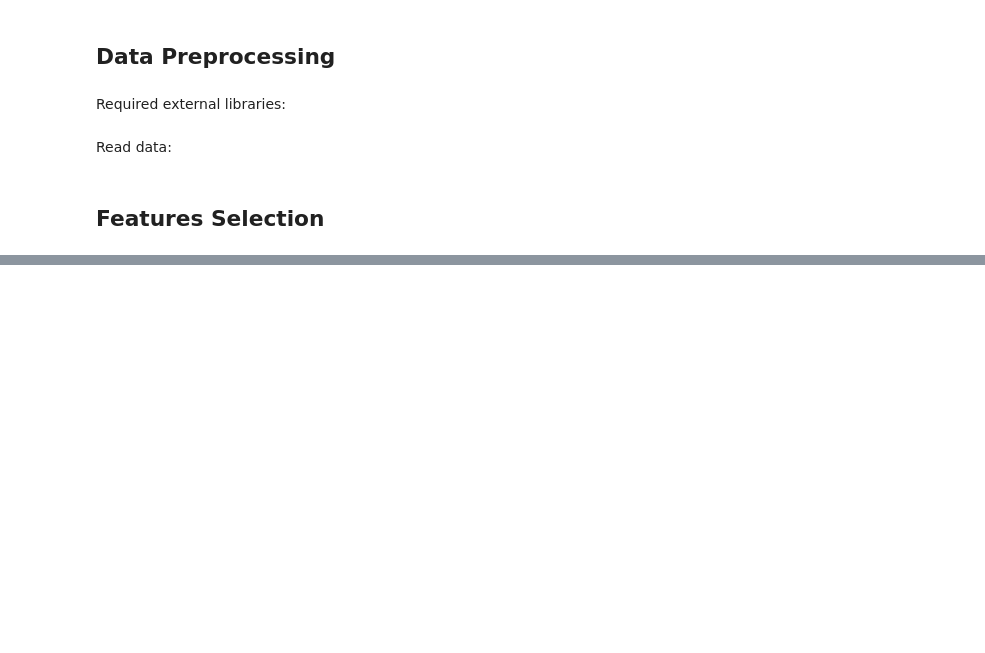
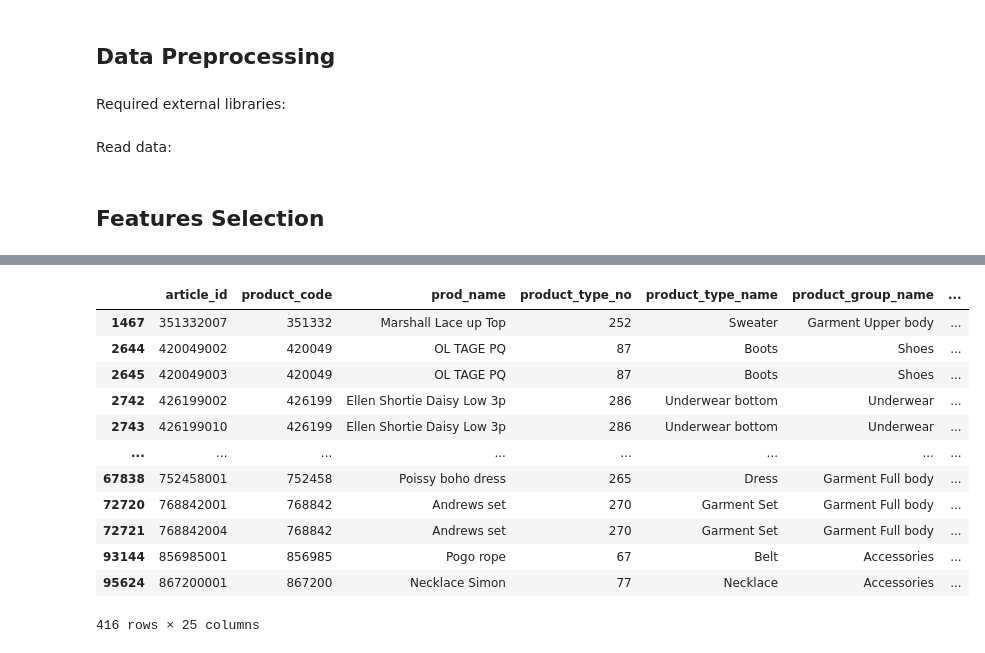
Before and after one commit to alexamew/H-M-Personalized-Fashion-Recommendations, a Jupyter notebook: main.ipynb, the cells around one changed output, grey strips where cells are left out. Saved outputs shown, nothing was run; the diff lists cells and outputs as text; code cells hidden in the pictures; blank space fills up the shorter version.

```diff
--- a/main.ipynb
+++ b/main.ipynb
@@ -45,0 +57,16 @@ sample_submission.head()
+# %%
+articles[articles['detail_desc'].isna()] #drop the values?
+# %% [output]
+|  | article_id | product_code | prod_name | product_type_no | product_type_name | product_group_name | ... |
+| 1467 | 351332007 | 351332 | Marshall Lace up Top | 252 | Sweater | Garment Upper body | ... |
+| 2644 | 420049002 | 420049 | OL TAGE PQ | 87 | Boots | Shoes | ... |
+| 2645 | 420049003 | 420049 | OL TAGE PQ | 87 | Boots | Shoes | ... |
+| 2742 | 426199002 | 426199 | Ellen Shortie Daisy Low 3p | 286 | Underwear bottom | Underwear | ... |
+| 2743 | 426199010 | 426199 | Ellen Shortie Daisy Low 3p | 286 | Underwear bottom | Underwear | ... |
+| ... | ... | ... | ... | ... | ... | ... | ... |
+| 67838 | 752458001 | 752458 | Poissy boho dress | 265 | Dress | Garment Full body | ... |
+| 72720 | 768842001 | 768842 | Andrews set | 270 | Garment Set | Garment Full body | ... |
+| 72721 | 768842004 | 768842 | Andrews set | 270 | Garment Set | Garment Full body | ... |
+| 93144 | 856985001 | 856985 | Pogo rope | 67 | Belt | Accessories | ... |
+| 95624 | 867200001 | 867200 | Necklace Simon | 77 | Necklace | Accessories | ... |
+416 rows × 25 columns
```
Also changed, not shown: parts of 34 cells of this notebook.
